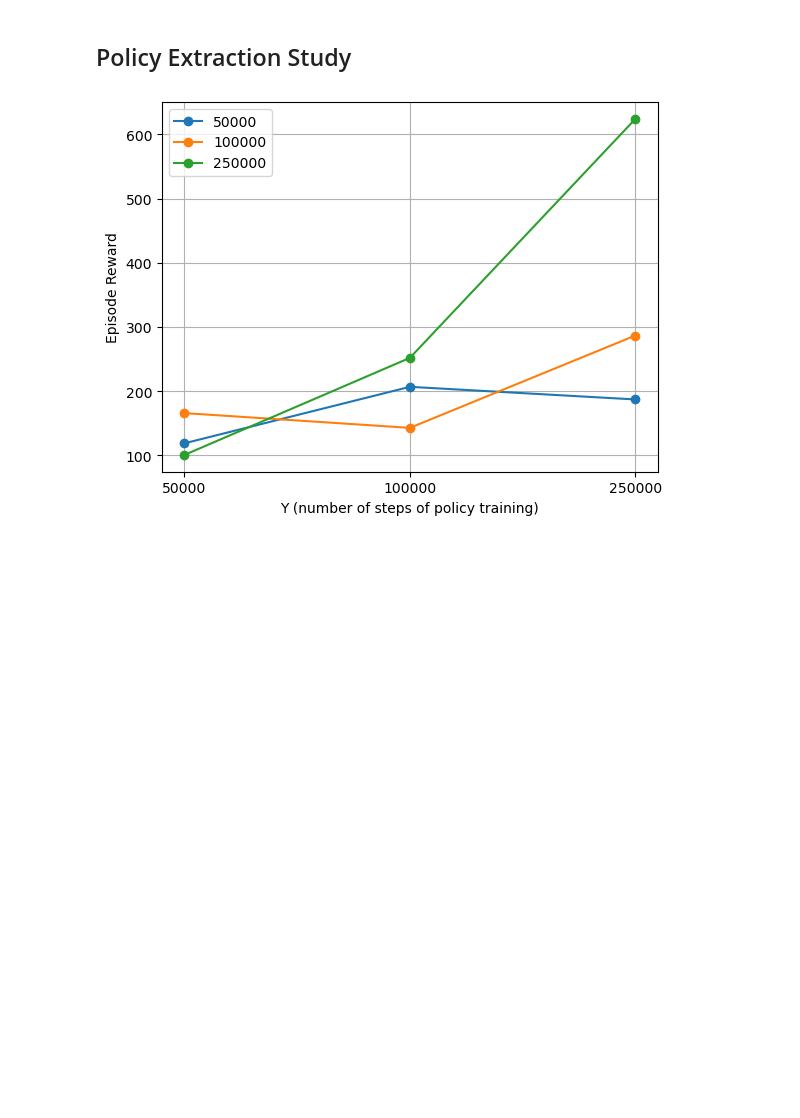
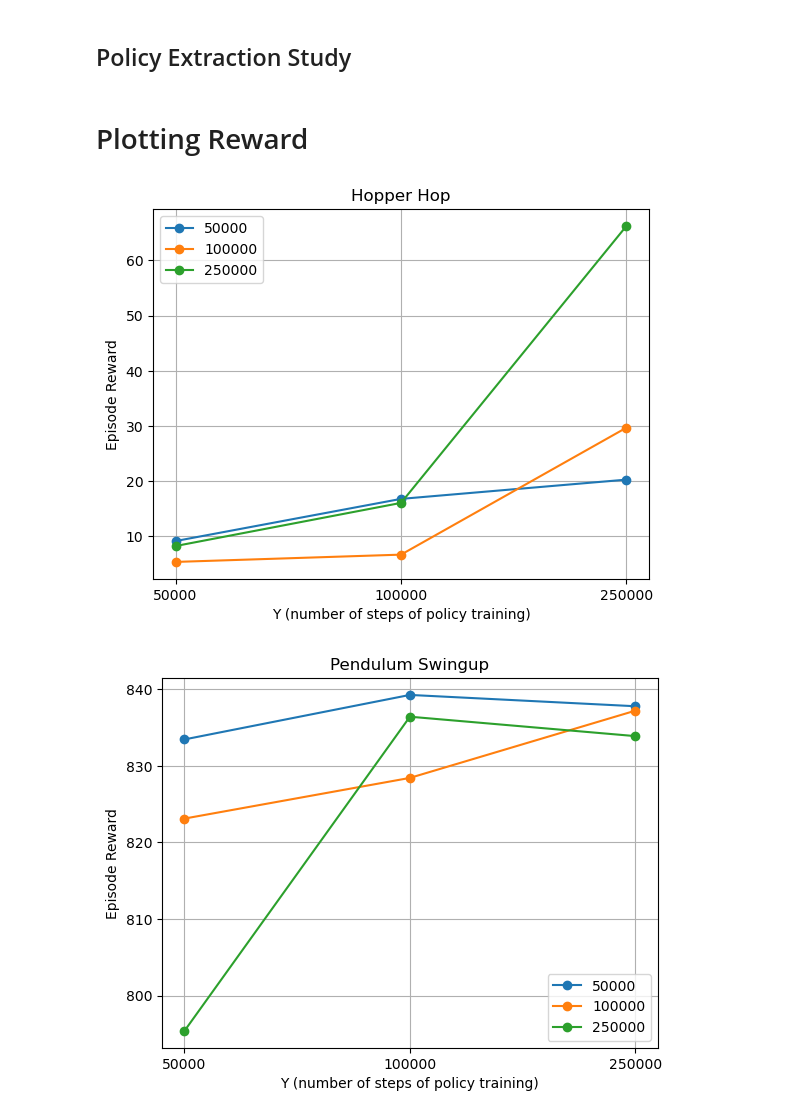
Before and after one commit to imgeorgiev/FoRL-WM, a Jupyter notebook: results/policy_extraction_study.ipynb, the cells around one changed output. Drawn from its saved outputs; the diff is of its cells as text; code cells hidden in the pictures; blank space fills up the shorter version.

Commit message:
Policy extraction study for multiple tasks

```diff
--- a/results/policy_extraction_study.ipynb
+++ b/results/policy_extraction_study.ipynb
@@ -5,48 +6,62 @@ import matplotlib.pyplot as plt
-# %%
-# read the csv file
-df = pd.read_csv("data/tdmpc2_policy_extraction_study.csv")
+# %%
+# read the csv file
+hopper_hop_df = pd.read_csv("data/tdmpc2_hopper-hop_policy_extraction_study.csv")
+pendulum_swingup_df = pd.read_csv("data/tdmpc2_pendulum-swingup_policy_extraction_study.csv")
+cartpole_swingup_df = pd.read_csv("data/tdmpc2_cartpole-swingup_policy_extraction_study.csv")
+walker_run_df = pd.read_csv("data/tdmpc2_walker-run_policy_extraction_study.csv")
+# %% [markdown]
+# Plotting Reward #
 # %%
-# create a plot:
-# - x-axis is the number of steps of policy extraction and y-axis is the reward
 
-X = [50000, 100000, 250000] # supervised model checkpoints
+def plot_reward(df, title):
+    # create a plot:
+    # - x-axis is the number of steps of policy extraction and y-axis is the reward
 
-plt1 = plt.figure()
-plt.ylabel('Episode Reward')
-plt.xlabel('Y (number of steps of policy training)')
-plt.xticks(range(len(X)), X)
+    X = [50000, 100000, 250000] # supervised model checkpoints
 
-for i in range(len(X)):
+    plt1 = plt.figure()
+    plt.ylabel('Episode Reward')
+    plt.xlabel('Y (number of steps of policy training)')
+    plt.xticks(range(len(X)), X)
 
-    df1 = df.filter(like="/" + str(X[i]) + ".pt")
+    for i in range(len(X)):
 
-    # average the columns (similar to wandb grouping)
-    df1 = df1.mean(axis=1)
+        df1 = df.filter(like="/" + str(X[i]) + ".pt")
 
-    # time weighted ema smoothing of 0.95
-    # df1 = df1.ewm(alpha=0.05).mean()
+        # average the columns (similar to wandb grouping)
+        df1 = df1.mean(axis=1)
 
-    # remove nan values
-    df1 = df1.dropna()
+        # time weighted ema smoothing of 0.95
+        # df1 = df1.ewm(alpha=0.05).mean()
 
-    # calculate the difference between each row
-    diff = df1.diff()
+        # remove nan values
+        df1 = df1.dropna()
 
-    # let each index be the cumulative sum of the differences up to that point (i.e. the reward at that point) divided by the number of steps up to that point (i.e. the step number)
-    reward = diff.cumsum()
-    # diff = diff.cumsum() / range(1, len(diff)+1)
+        # calculate the difference between each row
+        diff = df1.diff()
 
-    # values of X where X % 2500 == 0 (model was saved every 2500 steps)
-    idx = [i / 2500 for i in X]
+        # let each index be the cumulative sum of the differences up to that point (i.e. the reward at that point) divided by the number of steps up to that point (i.e. the step number)
+        reward = diff.cumsum()
+        # diff = diff.cumsum() / range(1, len(diff)+1)
 
-    # only plot idx
-    reward = reward[idx]
+        # values of X where X % 2500 == 0 (model was saved every 2500 steps)
+        idx = [i / 2500 for i in X]
 
-    # label each line with the model name
-    plt.plot(range(len(reward)), reward, label=X[i], marker='o')
+        # only plot idx
+        reward = reward[idx]
 
-plt.legend()
-plt.grid()
-plt.show()
+        # label each line with the model name
+        plt.plot(range(len(reward)), reward, label=X[i], marker='o')
+
+    plt.title(title)
+    plt.legend()
+    plt.grid()
+    plt.show()
+
+plot_reward(hopper_hop_df, "Hopper Hop")
+plot_reward(pendulum_swingup_df, "Pendulum Swingup")
+plot_reward(cartpole_swingup_df, "Cartpole Swingup")
+plot_reward(walker_run_df, "Walker Run")
 # %% [output]
-[figure, old version]
+[figure, new version]
+[figure, added]
```
Also changed, not shown: parts of 4 cells of this notebook.
